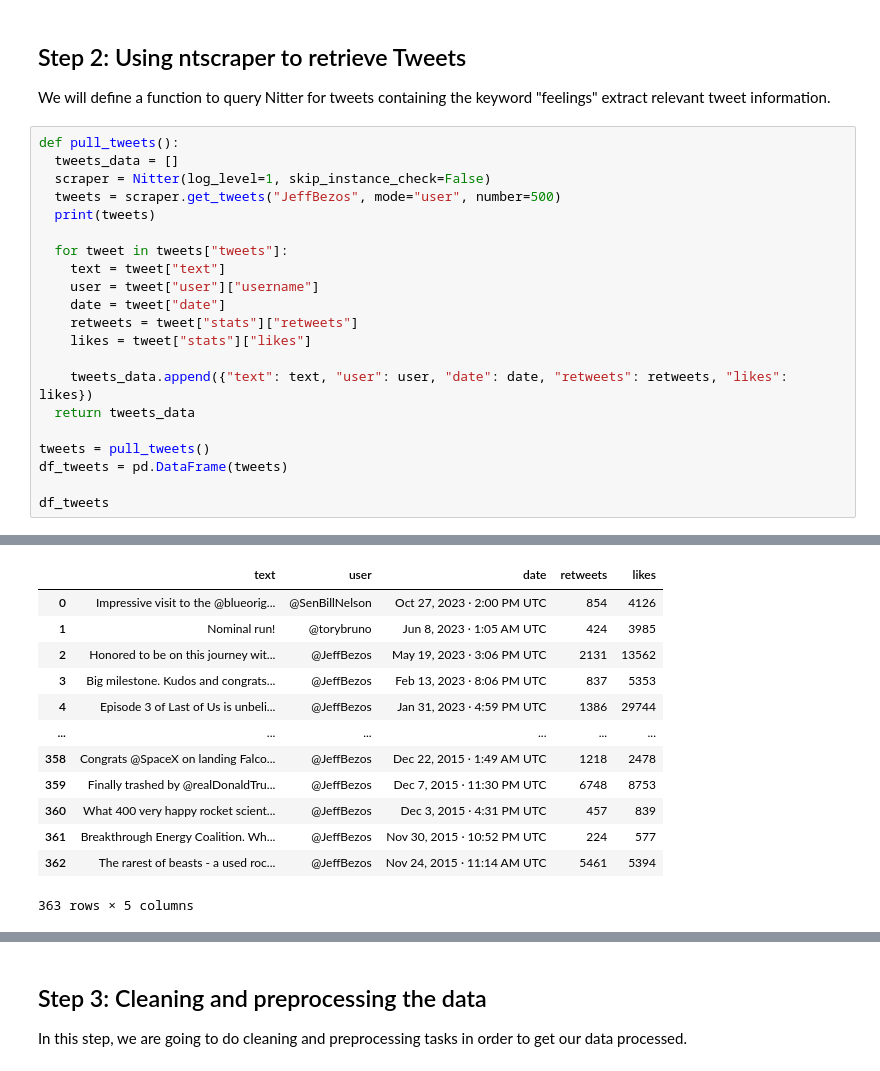
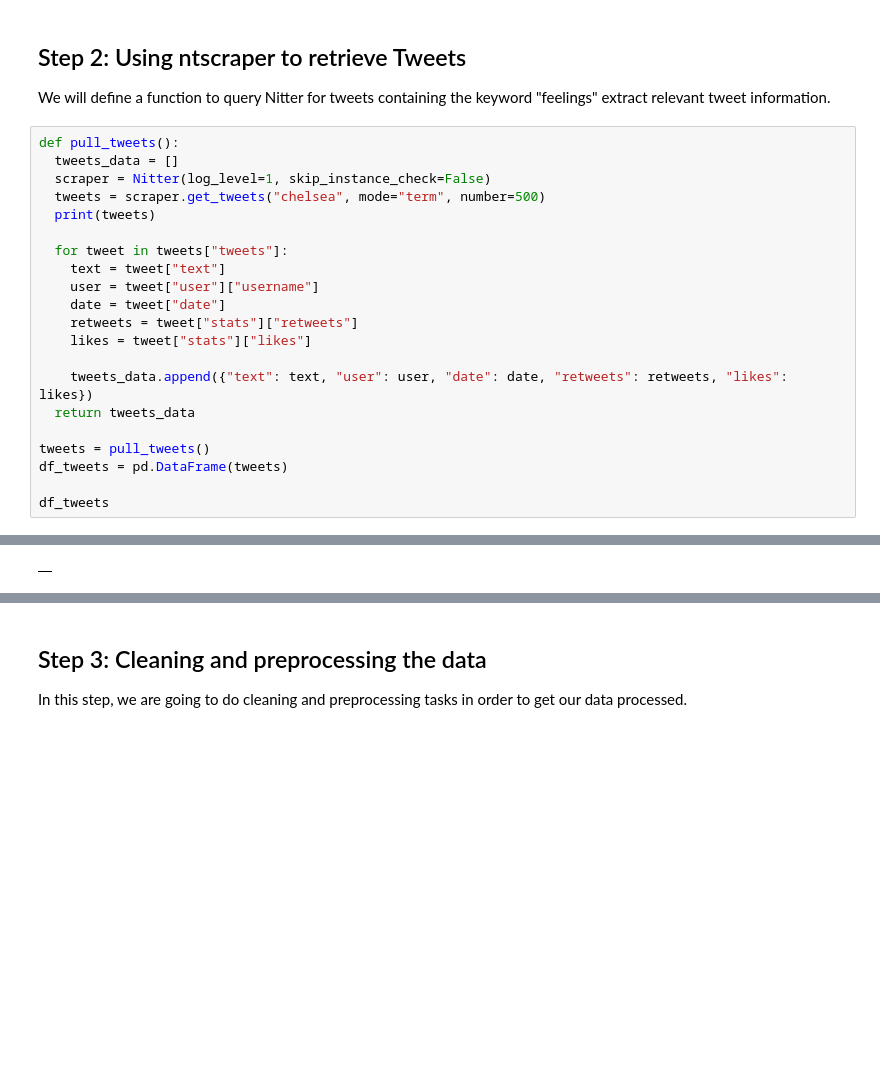
Before and after one commit to VictorMoralesQ/twitter_project, a Jupyter notebook: scripts/twitter_project.ipynb, the cells around one changed output, grey strips where cells are left out. Cells and saved outputs as stored; diff of their text form; blank space fills up the shorter version.

```diff
--- a/scripts/twitter_project.ipynb
+++ b/scripts/twitter_project.ipynb
@@ -84,7 +80,7 @@ We will define a function to query Nitter for tweets containing the keyword "fee
 def pull_tweets():
   tweets_data = []
   scraper = Nitter(log_level=1, skip_instance_check=False)
-  tweets = scraper.get_tweets("JeffBezos", mode="user", number=500)
+  tweets = scraper.get_tweets("chelsea", mode="term", number=500)
   print(tweets)
 
   for tweet in tweets["tweets"]:
@@ -123,16 +104,4 @@ df_tweets
-|  | text | user | date | retweets | likes |
-| 0 | Impressive visit to the @blueorig... | @SenBillNelson | Oct 27, 2023 · 2:00 PM UTC | 854 | 4126 |
-| 1 | Nominal run! | @torybruno | Jun 8, 2023 · 1:05 AM UTC | 424 | 3985 |
-| 2 | Honored to be on this journey wit... | @JeffBezos | May 19, 2023 · 3:06 PM UTC | 2131 | 13562 |
-| 3 | Big milestone. Kudos and congrats... | @JeffBezos | Feb 13, 2023 · 8:06 PM UTC | 837 | 5353 |
-| 4 | Episode 3 of Last of Us is unbeli... | @JeffBezos | Jan 31, 2023 · 4:59 PM UTC | 1386 | 29744 |
-| ... | ... | ... | ... | ... | ... |
-| 358 | Congrats @SpaceX on landing Falco... | @JeffBezos | Dec 22, 2015 · 1:49 AM UTC | 1218 | 2478 |
-| 359 | Finally trashed by @realDonaldTru... | @JeffBezos | Dec 7, 2015 · 11:30 PM UTC | 6748 | 8753 |
-| 360 | What 400 very happy rocket scient... | @JeffBezos | Dec 3, 2015 · 4:31 PM UTC | 457 | 839 |
-| 361 | Breakthrough Energy Coalition. Wh... | @JeffBezos | Nov 30, 2015 · 10:52 PM UTC | 224 | 577 |
-| 362 | The rarest of beasts - a used roc... | @JeffBezos | Nov 24, 2015 · 11:14 AM UTC | 5461 | 5394 |
+|  |
-363 rows × 5 columns
 # %%
 paises = [
     "Argentina", "Australia", "Austria", "Belgium", "Belize", "Bolivia", "Bosnia and Herzegovina", "Brazil", "Bulgaria",
```
Also changed, not shown: parts of 8 cells of this notebook, 2 other files.
